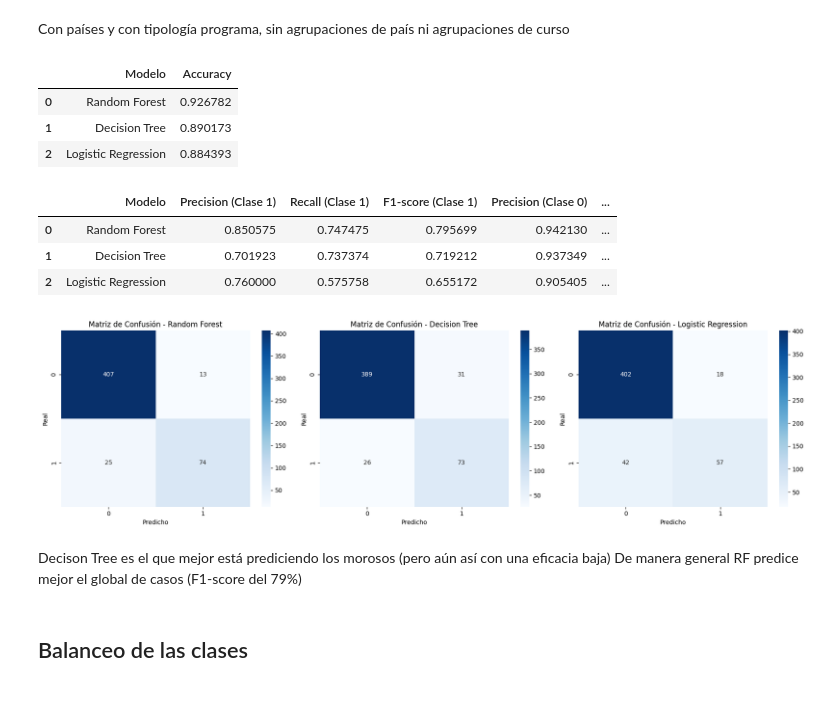
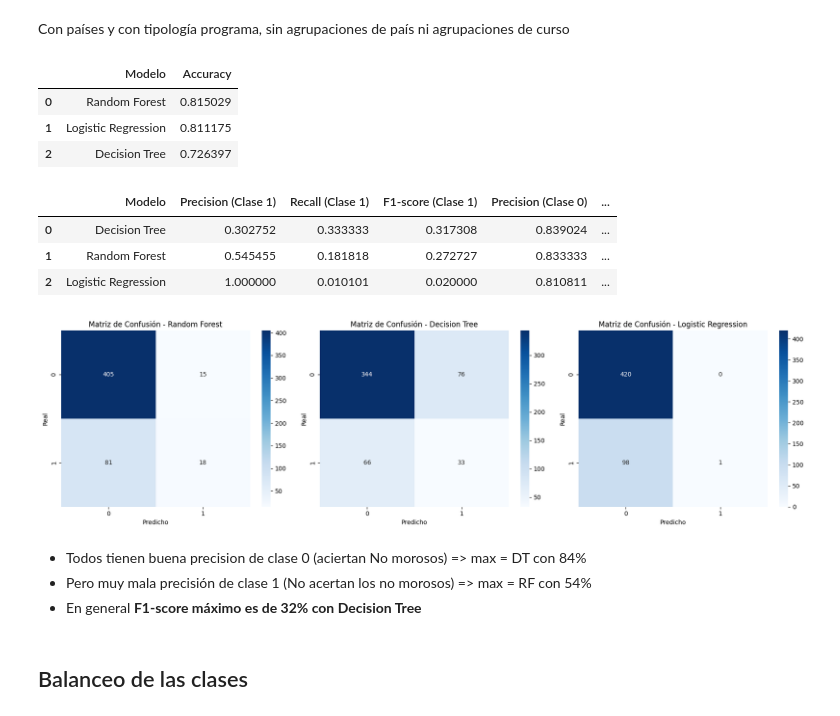
Before and after one commit to clorofilo/prediccion-morosidad, a Jupyter notebook: notebooks/02_model_training.ipynb, the cells around one changed output. Saved outputs shown, nothing was run; the diff lists cells and outputs as text; code cells hidden in the pictures.

```diff
--- a/notebooks/02_model_training.ipynb
+++ b/notebooks/02_model_training.ipynb
@@ -89,7 +81,7 @@ df = df_convo_deuda.copy().drop(columns= ['FECHA PRODUCCIÓN', 'FECHA 1ra CUOTA'
                                            'AGRUPACION PAÍS DE RESIDENCIA'])
 
 df.dropna(inplace=True)
-
+df.drop(columns=['IMPORTE PENDIENTE PAGO','Importe Cobrado' ], inplace=True)
 # Label Encoders: Conversión categóricas
 #Seleccionar columnas categoricas
 categorical_cols = df.select_dtypes(include=['category']).columns
@@ -158,43 +150,44 @@ for resultado in resultados_rapidos:
         'Modelo': resultado['Modelo'],
         'Precision (Clase 1)': reporte['1']['precision'],
         'Recall (Clase 1)': reporte['1']['recall'],
         'F1-score (Clase 1)': reporte['1']['f1-score'],
         'Precision (Clase 0)': reporte['0']['precision'],
         'Recall (Clase 0)': reporte['0']['recall'],
         'F1-score (Clase 0)': reporte['0']['f1-score']
     })
 
 df_metricas = pd.DataFrame(metricas).sort_values(by='F1-score (Clase 1)', ascending=False).reset_index(drop=True)
 
 # Mostrar tabla de métricas
 display(df_metricas)
 
 
 # Visualizar matrices de confusión
 fig, axes = plt.subplots(1, 3, figsize=(18, 5))
 
 for ax, resultado in zip(axes, resultados_rapidos):
     cm = resultado['Matriz Confusión']
     sns.heatmap(cm, annot=True, fmt='d', cmap='Blues', ax=ax)
     ax.set_title(f'Matriz de Confusión - {resultado["Modelo"]}')
     ax.set_xlabel('Predicho')
     ax.set_ylabel('Real')
 
 plt.tight_layout()
 plt.show()
 # %% [output]
 |  | Modelo | Accuracy |
-| 0 | Random Forest | 0.926782 |
-| 1 | Decision Tree | 0.890173 |
-| 2 | Logistic Regression | 0.884393 |
+| 0 | Random Forest | 0.815029 |
+| 1 | Logistic Regression | 0.811175 |
+| 2 | Decision Tree | 0.726397 |
 |  | Modelo | Precision (Clase 1) | Recall (Clase 1) | F1-score (Clase 1) | Precision (Clase 0) | ... |
-| 0 | Random Forest | 0.850575 | 0.747475 | 0.795699 | 0.942130 | ... |
-| 1 | Decision Tree | 0.701923 | 0.737374 | 0.719212 | 0.937349 | ... |
-| 2 | Logistic Regression | 0.760000 | 0.575758 | 0.655172 | 0.905405 | ... |
+| 0 | Decision Tree | 0.302752 | 0.333333 | 0.317308 | 0.839024 | ... |
+| 1 | Random Forest | 0.545455 | 0.181818 | 0.272727 | 0.833333 | ... |
+| 2 | Logistic Regression | 1.000000 | 0.010101 | 0.020000 | 0.810811 | ... |
-[figure, old version]
+[figure, new version]
 # %% [markdown]
-Decison Tree es el que mejor está prediciendo los morosos (pero aún así con una eficacia baja)
-De manera general RF predice mejor el global de casos (F1-score del 79%)
++ Todos tienen buena precision de clase 0 (aciertan No morosos) => max = DT con 84%
++ Pero muy mala precisión de clase 1 (No acertan los no morosos) => max = RF con 54%
++ En general **F1-score máximo es de 32% con Decision Tree**
 # %% [markdown]
 ## Balanceo de las clases
 # %% [markdown]
```
Also changed, not shown: parts of 10 cells of this notebook, 23 other files.
